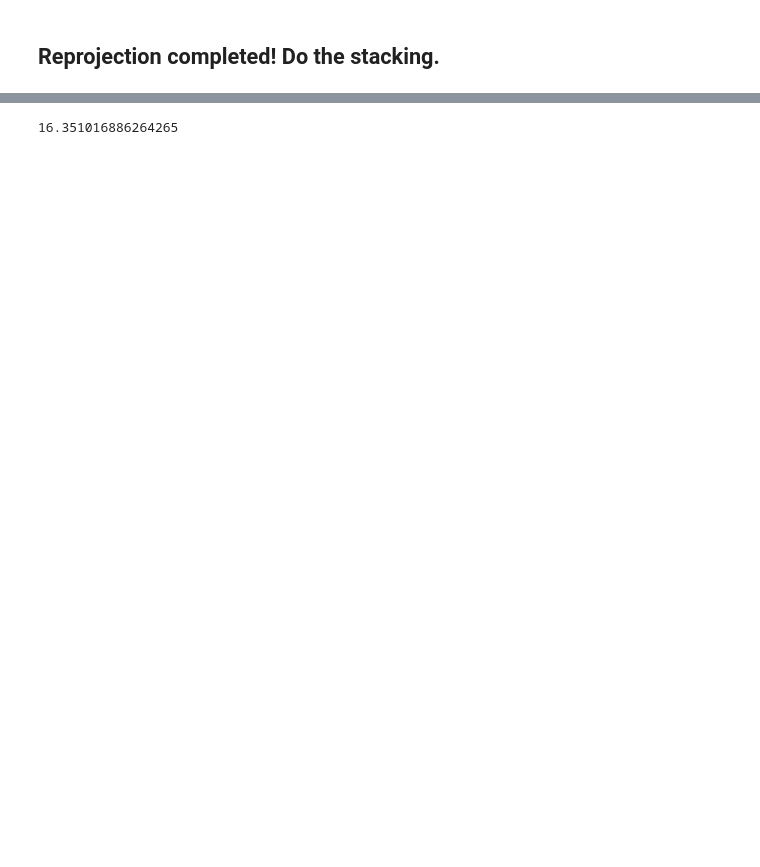
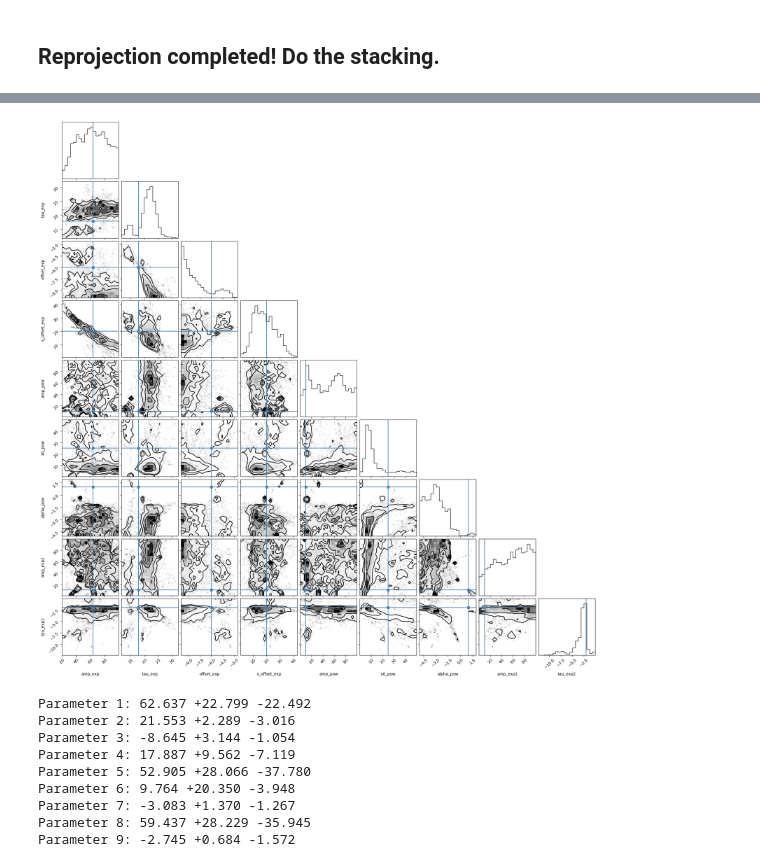
Before and after one commit to yuanzeding/KBSS_DataAnalysis, a Jupyter notebook: stack_analysis/stacking.ipynb, the cells around one changed output, grey strips where cells are left out. Saved outputs shown, nothing was run; the diff lists cells and outputs as text; code cells hidden in the pictures; blank space fills up the shorter version.

```diff
--- a/stack_analysis/stacking.ipynb
+++ b/stack_analysis/stacking.ipynb
@@ -1026,0 +1262,2 @@ Text(0, 0.5, 'SB $\\rm (10^{-16}~erg~s^{-1}~cm^{-2})$')
+# %%
+sampler.run_mcmc(pos, nsteps, progress=True)
@@ -1027,4 +1282,28 @@ Text(0, 0.5, 'SB $\\rm (10^{-16}~erg~s^{-1}~cm^{-2})$')
 # %%
-40/kpc_per_arcsec/0.3
+import corner
+
+# Discard burn-in samples and flatten the chain
+flat_samples = sampler.get_chain(discard=1000, thin=15, flat=True)
+
+# Plot the corner plot
+fig = corner.corner(flat_samples, labels=["amp_exp", "tau_exp", "offset_exp", "x_offset_exp",
+                                          "amp_pow", "x0_pow", "alpha_pow", "amp_exp2", "tau_exp2"],
+                    truths=initial)
+plt.show()
+
+# Calculate the statistics for the parameters
+for i in range(ndim):
+    mcmc = np.percentile(flat_samples[:, i], [16, 50, 84])
+    q = np.diff(mcmc)
+    print(f"Parameter {i+1}: {mcmc[1]:.3f} +{q[1]:.3f} -{q[0]:.3f}")
 # %% [output]
+[figure, added]
-16.351016886264265
+Parameter 1: 62.637 +22.799 -22.492
+Parameter 2: 21.553 +2.289 -3.016
+Parameter 3: -8.645 +3.144 -1.054
+Parameter 4: 17.887 +9.562 -7.119
+Parameter 5: 52.905 +28.066 -37.780
+Parameter 6: 9.764 +20.350 -3.948
+Parameter 7: -3.083 +1.370 -1.267
+Parameter 8: 59.437 +28.229 -35.945
+Parameter 9: -2.745 +0.684 -1.572
```
Also changed, not shown: parts of 39 cells of this notebook, 4 other files.
